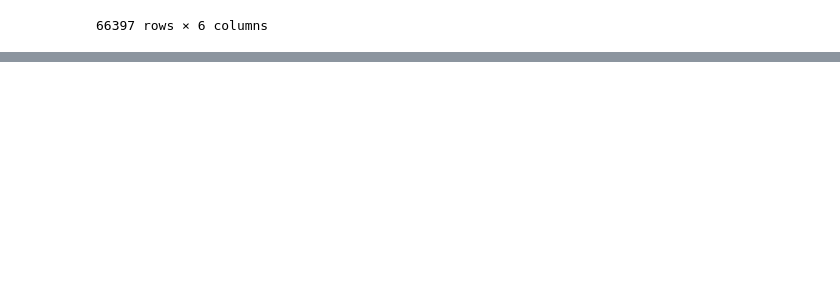
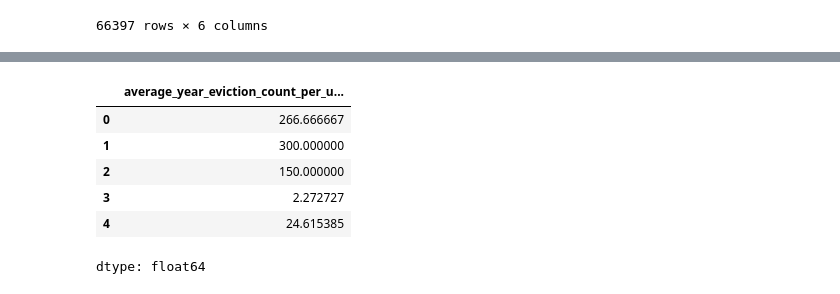
Before and after one commit to simaoalicechen/NYC_Landlord_Behavior_Analysis_Project, a Jupyter notebook: Part_2.8_special_groups_affected_by_evictions_normal_times.ipynb, the cells around one changed output, grey strips where cells are left out. Drawn from its saved outputs; the diff is of its cells as text; code cells hidden in the pictures; blank space fills up the shorter version.

```diff
--- a/Part_2.8_special_groups_affected_by_evictions_normal_times.ipynb
+++ b/Part_2.8_special_groups_affected_by_evictions_normal_times.ipynb
@@ -548,0 +553,3 @@ normal.to_csv('/content/drive/My Drive/X999/bbl_evictions_311_svi_normal_times_c
+# %%
+link = '/content/drive/My Drive/X999/bbl_evictions_311_svi_normal_times_correct_coordinates.csv'
+normal = pd.read_csv(link)
@@ -548,0 +565,11 @@ normal.to_csv('/content/drive/My Drive/X999/bbl_evictions_311_svi_normal_times_c
+# %%
+normal['average_year_eviction_count_per_unit(building)'] = normal['average_year_eviction_count_per_unit(building)'] * 1000
+normal['average_year_eviction_count_per_unit(building)'].head()
+# %% [output]
+|  | average_year_eviction_count_per_u... |
+| 0 | 266.666667 |
+| 1 | 300.000000 |
+| 2 | 150.000000 |
+| 3 | 2.272727 |
+| 4 | 24.615385 |
+dtype: float64
```
Also changed, not shown: parts of 14 cells of this notebook.
